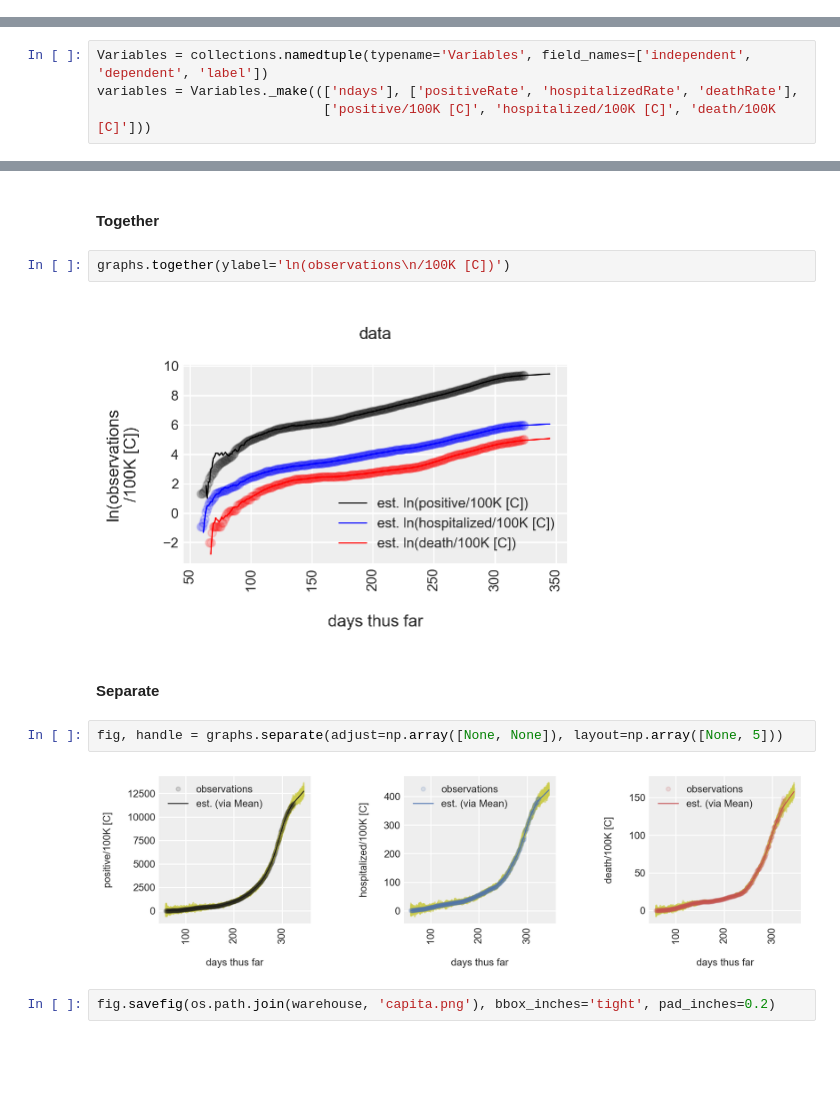
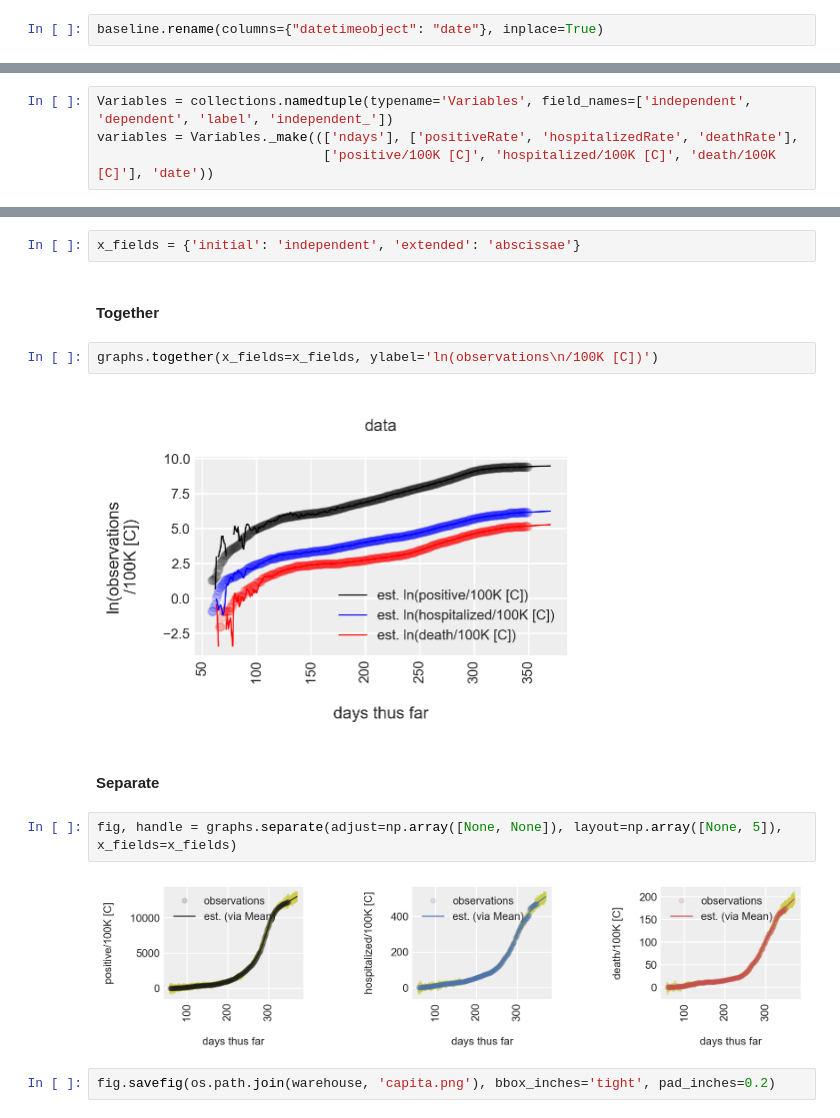
Before and after one commit to plausibilities/sars, a Jupyter notebook: notebooks/inpatients/capita.ipynb, the cells around one changed output, grey strips where cells are left out. Cells and saved outputs as stored; diff of their text form; blank space fills up the shorter version.

```diff
--- a/notebooks/inpatients/capita.ipynb
+++ b/notebooks/inpatients/capita.ipynb
@@ -115,6 +115,8 @@ logger = logging.getLogger(__name__)
 import sars.models.inpatients.src.baseline
 # %%
 baseline = sars.models.inpatients.src.baseline.Baseline().exc()
+# %%
+baseline.rename(columns={"datetimeobject": "date"}, inplace=True)
 # %%
 logger.info('\n{}\n'.format(baseline.tail()))
 # %% [output]
@@ -144,9 +166,9 @@ INFO:__main__:
 Futures = collections.namedtuple(typename='Futures', field_names=['steps', 'ahead'])
 futures = Futures._make([np.array([1]), 21])
 # %%
-Variables = collections.namedtuple(typename='Variables', field_names=['independent', 'dependent', 'label'])
+Variables = collections.namedtuple(typename='Variables', field_names=['independent', 'dependent', 'label', 'independent_'])
 variables = Variables._make((['ndays'], ['positiveRate', 'hospitalizedRate', 'deathRate'],
-                             ['positive/100K [C]', 'hospitalized/100K [C]', 'death/100K [C]']))
+                             ['positive/100K [C]', 'hospitalized/100K [C]', 'death/100K [C]'], 'date'))
 # %% [markdown]
 <br>
 
@@ -378,21 +407,23 @@ INFO:__main__:
 import sars.models.inpatients.graphs
 # %%
 graphs = sars.models.inpatients.graphs.Graphs(data=data, predictions=predictions, titles=variables.label)
+# %%
+x_fields = {'initial': 'independent', 'extended': 'abscissae'}
 # %% [markdown]
 <br>
 
 **Together**
 # %%
-graphs.together(ylabel='ln(observations\n/100K [C])')
+graphs.together(x_fields=x_fields, ylabel='ln(observations\n/100K [C])')
 # %% [output]
-[figure, old version]
+[figure, new version]
 # %% [markdown]
 <br>
 
 **Separate**
 # %%
-fig, handle = graphs.separate(adjust=np.array([None, None]), layout=np.array([None, 5]))
+fig, handle = graphs.separate(adjust=np.array([None, None]), layout=np.array([None, 5]), x_fields=x_fields)
 # %% [output]
-[figure, old version]
+[figure, new version]
 # %%
 fig.savefig(os.path.join(warehouse, 'capita.png'), bbox_inches='tight', pad_inches=0.2)
```
Also changed, not shown: parts of 8 cells of this notebook.
